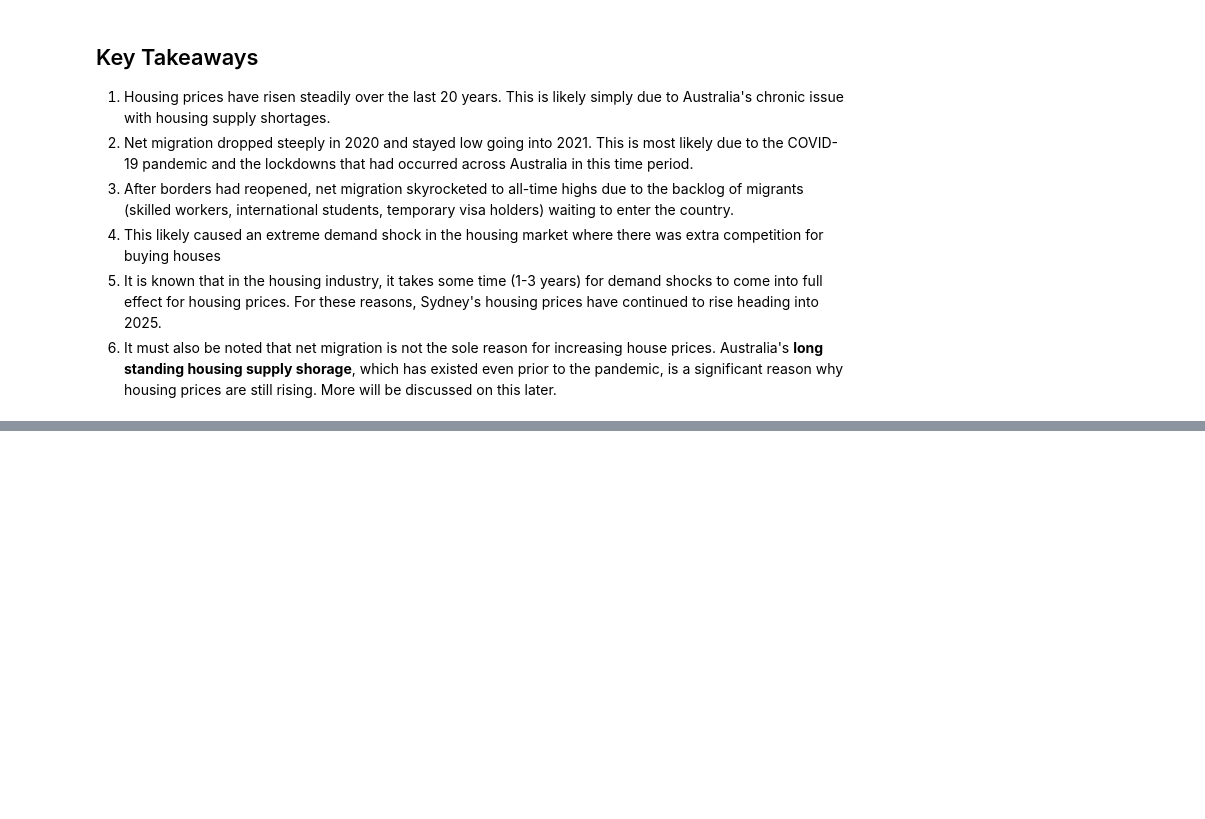
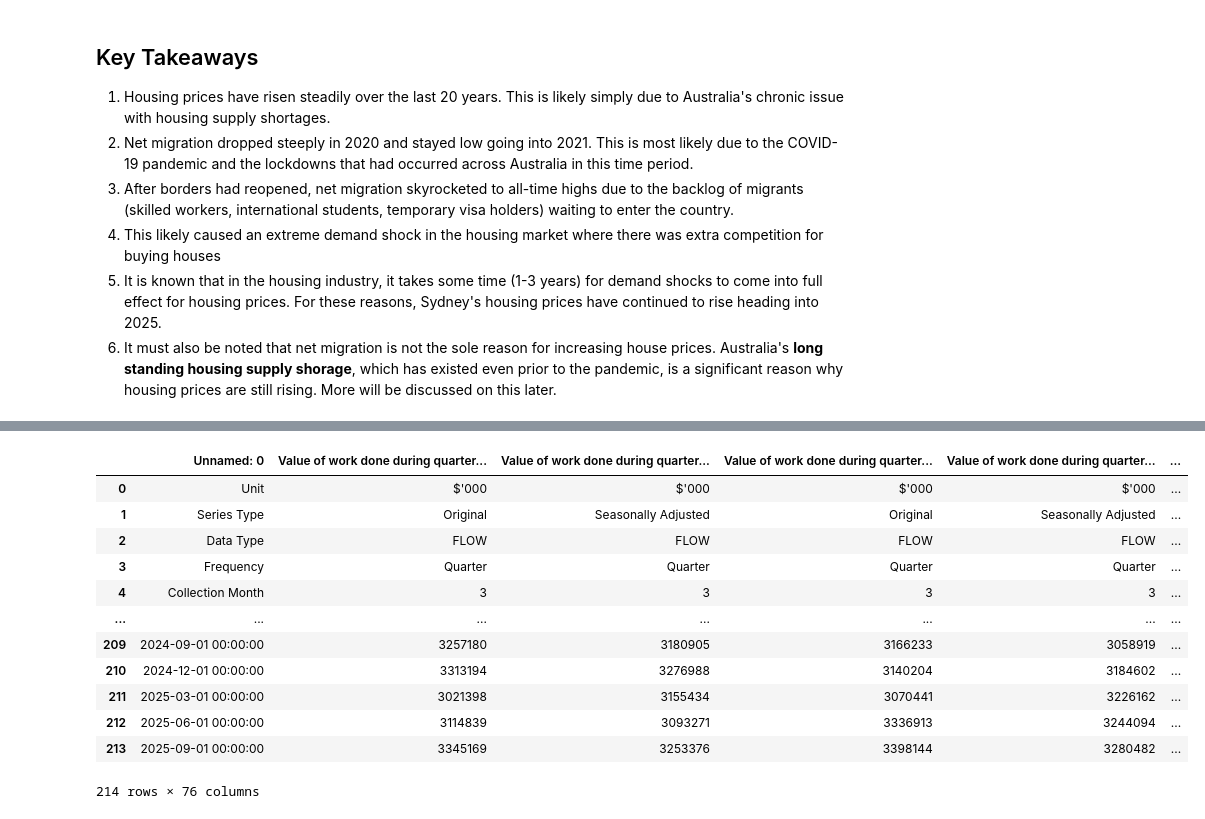
Before and after one commit to aydinkhan2005/Investigating-Factors-Affecting-Housing-in-Australia, a Jupyter notebook: notebooks/EDA_A.ipynb, the cells around one changed output, grey strips where cells are left out. Saved outputs shown, nothing was run; the diff lists cells and outputs as text; code cells hidden in the pictures; blank space fills up the shorter version.

```diff
--- a/notebooks/EDA_A.ipynb
+++ b/notebooks/EDA_A.ipynb
@@ -147,0 +158,18 @@ R-squared value: 0.09732481855065722
+# %%
+work_done = pd.read_excel('../data/value_of_residential_building_work_done.xlsx', sheet_name=1)
+work_commenced = pd.read_excel('../data/value_of_residential_building_work_commenced.xlsx', sheet_name=1)
+work_done
+# %% [output]
+|  | Unnamed: 0 | Value of work done during quarter... | Value of work done during quarter... | Value of work done during quarter... | Value of work done during quarter... | ... |
+| 0 | Unit | $'000 | $'000 | $'000 | $'000 | ... |
+| 1 | Series Type | Original | Seasonally Adjusted | Original | Seasonally Adjusted | ... |
+| 2 | Data Type | FLOW | FLOW | FLOW | FLOW | ... |
+| 3 | Frequency | Quarter | Quarter | Quarter | Quarter | ... |
+| 4 | Collection Month | 3 | 3 | 3 | 3 | ... |
+| ... | ... | ... | ... | ... | ... | ... |
+| 209 | 2024-09-01 00:00:00 | 3257180 | 3180905 | 3166233 | 3058919 | ... |
+| 210 | 2024-12-01 00:00:00 | 3313194 | 3276988 | 3140204 | 3184602 | ... |
+| 211 | 2025-03-01 00:00:00 | 3021398 | 3155434 | 3070441 | 3226162 | ... |
+| 212 | 2025-06-01 00:00:00 | 3114839 | 3093271 | 3336913 | 3244094 | ... |
+| 213 | 2025-09-01 00:00:00 | 3345169 | 3253376 | 3398144 | 3280482 | ... |
+214 rows × 76 columns
```
Also changed, not shown: parts of 2 cells of this notebook, 4 other files.
